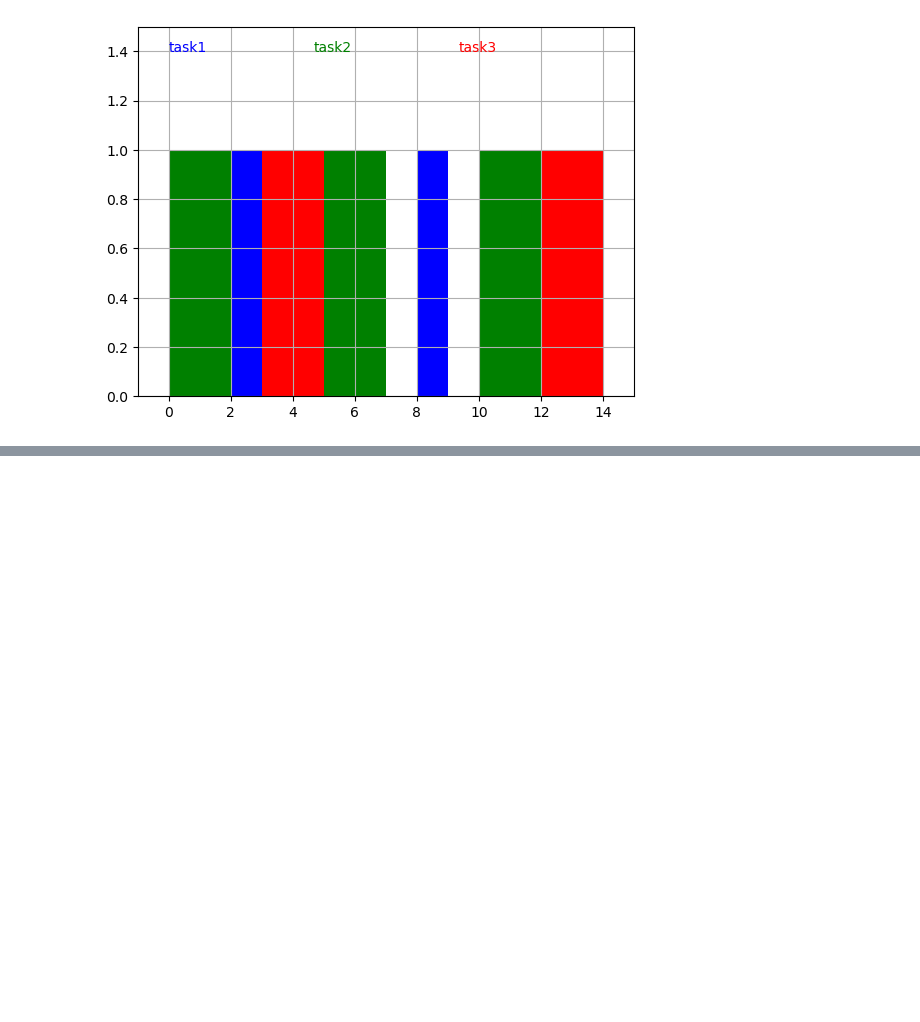
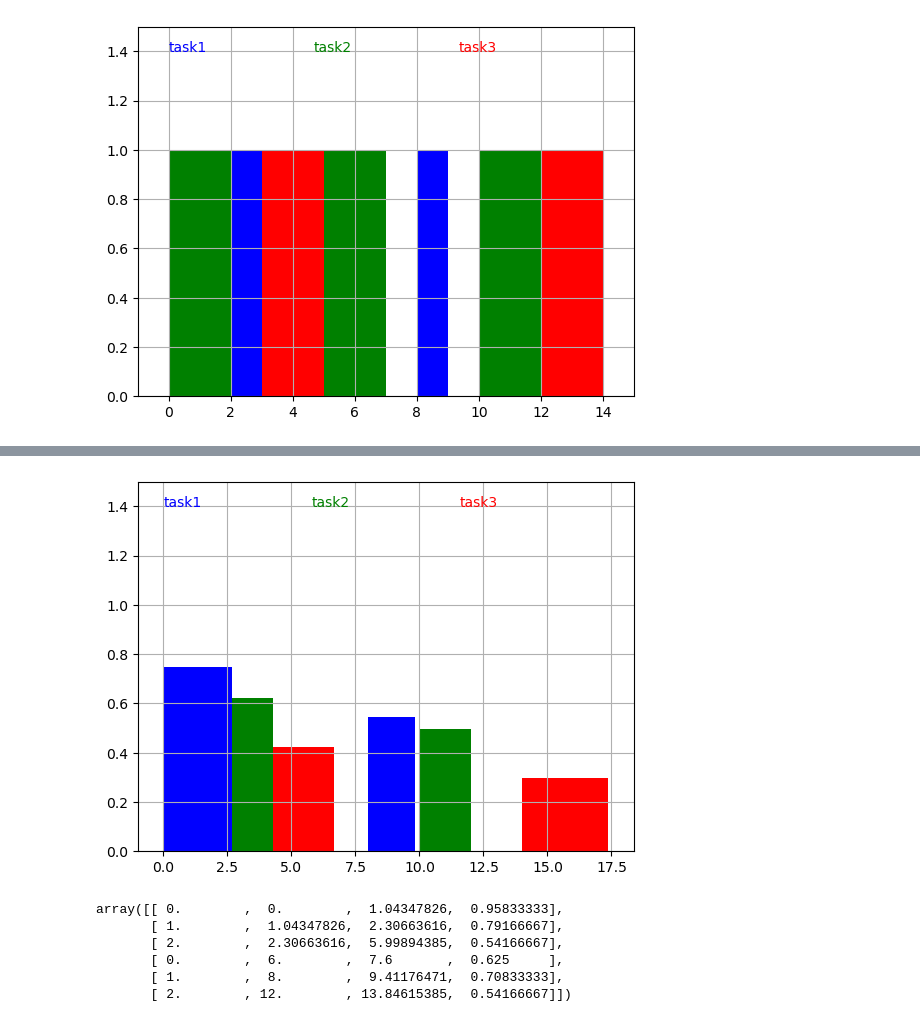
Before and after one commit to AbdulRahmanSilmy/CPUShedulingSim, a Jupyter notebook: compute_demo.ipynb, the cells around one changed output, grey strips where cells are left out. Cells and saved outputs as stored; diff of their text form; code cells hidden in the pictures; blank space fills up the shorter version.

```diff
--- a/compute_demo.ipynb
+++ b/compute_demo.ipynb
@@ -78,0 +107,9 @@ plot_results(computed_results)
+# %%
+#module 4 part 1
+task_info={"scheduling_algo":'CycleEDF',
+           "periods": np.array([8,10,14]),
+           "wc_exec_time": np.array([3,3,1]),
+           "invocations":[[2,1,1],
+                          [1,1,1]]}
+
+computed_results,dict_info=cpu_scheduling_compute(task_info)
@@ -78,0 +125,4 @@ plot_results(computed_results)
+# %%
+plot_results(computed_results)
+# %% [output]
+[figure, added]
@@ -78,0 +138,9 @@ plot_results(computed_results)
+# %%
+computed_results
+# %% [output]
+array([[ 0.        ,  0.        ,  1.04347826,  0.95833333],
+       [ 1.        ,  1.04347826,  2.30663616,  0.79166667],
+       [ 2.        ,  2.30663616,  5.99894385,  0.54166667],
+       [ 0.        ,  6.        ,  7.6       ,  0.625     ],
+       [ 1.        ,  8.        ,  9.41176471,  0.70833333],
+       [ 2.        , 12.        , 13.84615385,  0.54166667]])
```
Also changed, not shown: parts of 9 cells of this notebook.
